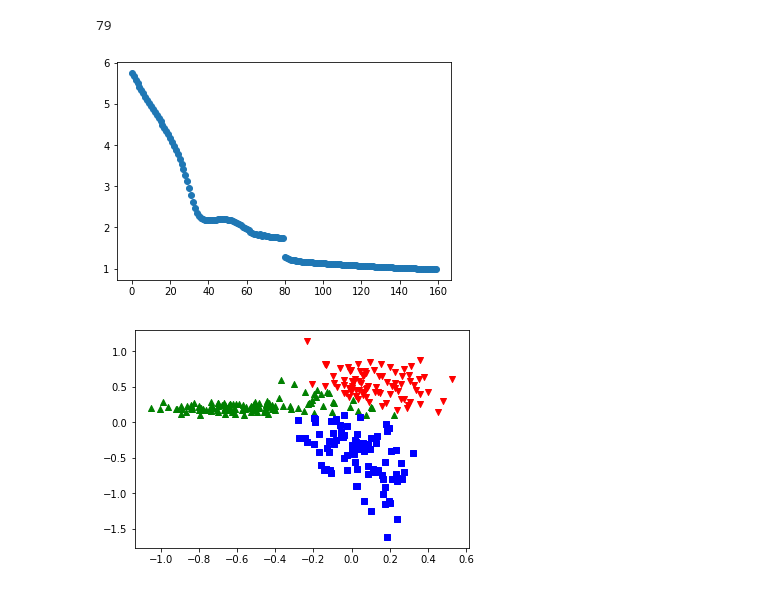
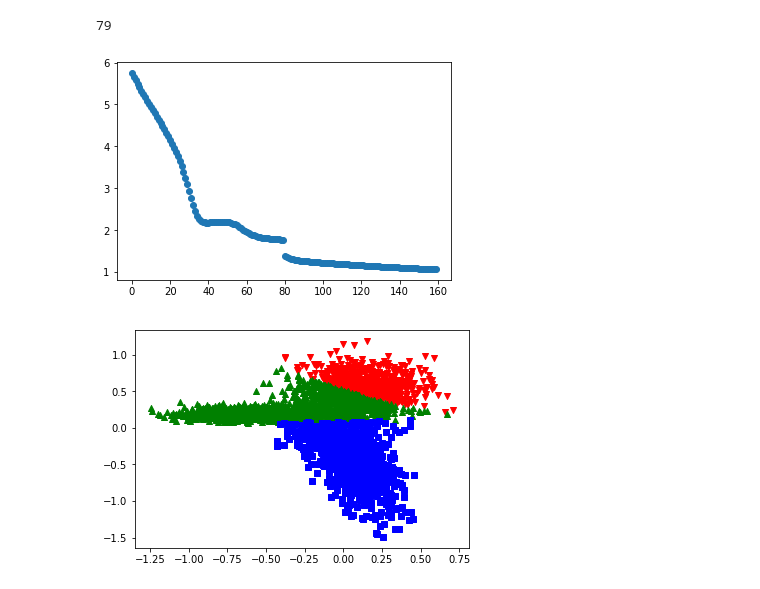
Before and after one commit to OlafSk/MGU2019, a Jupyter notebook: tests_ThreeGauss.ipynb, the cells around one changed output. Drawn from its saved outputs; the diff is of its cells as text; code cells hidden in the pictures.

```diff
--- a/tests_ThreeGauss.ipynb
+++ b/tests_ThreeGauss.ipynb
@@ -219,14 +185,14 @@ plot_results(nn, train_loss11000, test_set)
 # %%
-train_loss2, test_loss2, _ = nn.train(
-    train_set, one_hot_encode(train_labels, 3),
-    test_set, one_hot_encode(test_labels, 3),
+train_loss21000, test_loss21000, _ = nn3.train(
+    train_set1000, one_hot_encode(train_labels1000, 3),
+    test_set1000, one_hot_encode(test_labels1000, 3),
     epochs=80,
     learning_rate=1e-2
 )
 # %% [output]
 79
-# %%
-plot_results(nn, train_loss1+train_loss2, test_set)
-# %% [output]
-[figure, removed]
-[figure, removed]
+# %%
+plot_results(nn3, train_loss11000+train_loss21000, test_set1000)
+# %% [output]
+[figure, added]
+[figure, added]
```
Also changed, not shown: parts of 5 cells of this notebook, 1 other file.
